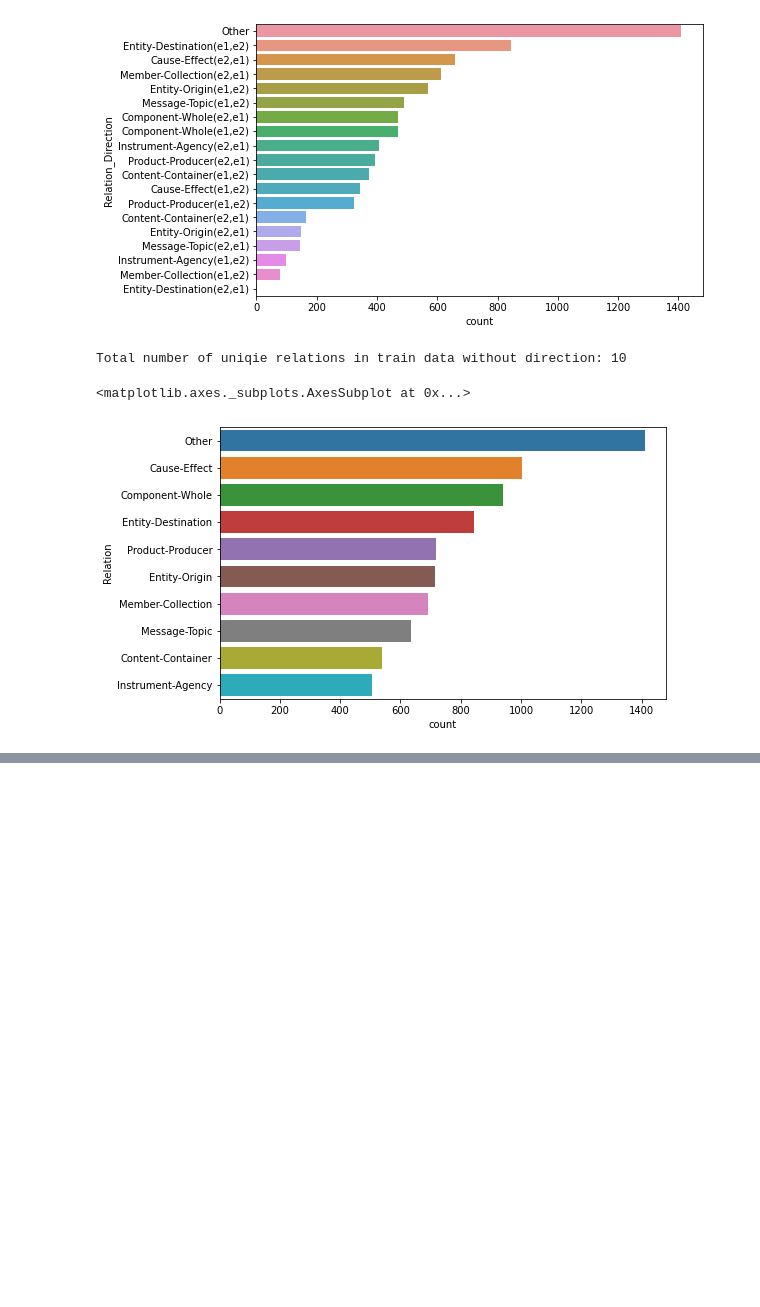
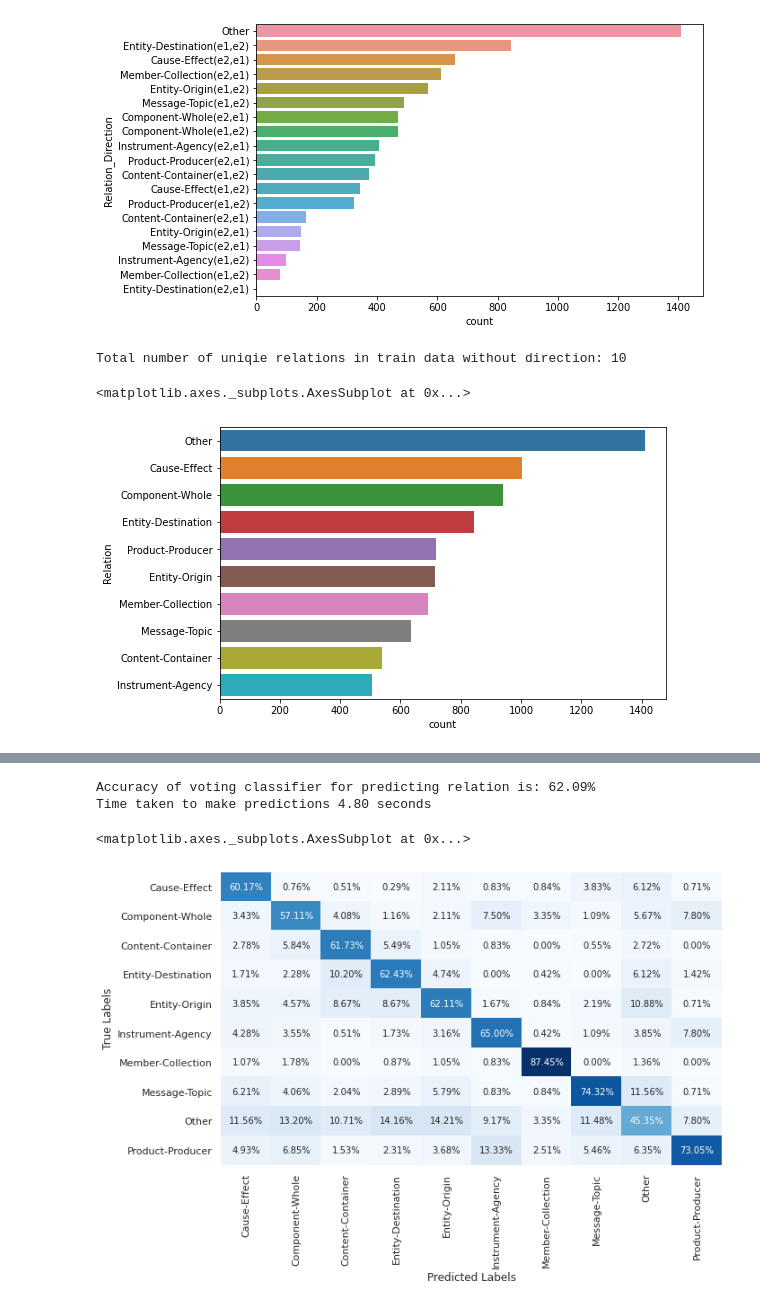
Before and after one commit to asifsmohammed/SemEval, a Jupyter notebook: NLP_Project_v1_1.ipynb, the cells around one changed output, grey strips where cells are left out. Drawn from its saved outputs; the diff is of its cells as text; code cells hidden in the pictures; blank space fills up the shorter version.

Commit message:
user input enabled

```diff
--- a/NLP_Project_v1_1.ipynb
+++ b/NLP_Project_v1_1.ipynb
@@ -556,0 +515,3 @@ accuracy_score(y, y_pred)
+# %%
+le_relation = LabelEncoder()
+inputDF['Relation'] = le_relation.fit_transform(inputDF['Relation'])
@@ -556,0 +525,7 @@ accuracy_score(y, y_pred)
+# %%
+X = inputDF.iloc[:,:-1]
+y = inputDF.iloc[:,-1]
+
+X_train, X_test, y_train, y_test = train_test_split(X, y, test_size=2717, shuffle=False)
+del X
+del y
@@ -556,0 +534,9 @@ accuracy_score(y, y_pred)
+# %%
+# Voting classfier
+clf1 = DecisionTreeClassifier()
+clf2 = GaussianNB()
+clf3 = RandomForestClassifier()
+
+relation_classifier = VotingClassifier(estimators=[('dt', clf1), ('gnb', clf2), ('rf', clf3)], voting='hard')
+
+relation_classifier.fit(X_train, y_train)
@@ -556,0 +561,23 @@ accuracy_score(y, y_pred)
+# %%
+start = time.time()
+y_pred_relation = relation_classifier.predict(X_test)
+print('Accuracy of voting classifier for predicting relation is: {:1.2f}%'.format(accuracy_score(y_pred_relation, y_test)*100))
+end = time.time()
+print('Time taken to make predictions {:1.2f} seconds'.format(end - start))
+# %% [output]
+Accuracy of voting classifier for predicting relation is: 62.09%
+Time taken to make predictions 4.80 seconds
+# %%
+# Confusion matrix for relations
+y_test_temp = le_relation.inverse_transform(y_test)
+y_pred_relation_temp = le_relation.inverse_transform(y_pred_relation)
+data = confusion_matrix(y_test_temp, y_pred_relation_temp)
+df_cm = pd.DataFrame(data, columns=np.unique(y_test_temp), index = np.unique(y_test_temp))
+df_cm.index.name = 'True Labels'
+df_cm.columns.name = 'Predicted Labels'
+plt.figure(figsize = (10,6))
+sns.set(font_scale=1.0)
+sns.heatmap(df_cm/np.sum(df_cm), cmap="Blues", fmt='.2%', annot=True, annot_kws={"size": 10}, cbar=False)
+# %% [output]
+<matplotlib.axes._subplots.AxesSubplot at 0x...>
+[figure, added]
```
Also changed, not shown: parts of 111 cells of this notebook.
